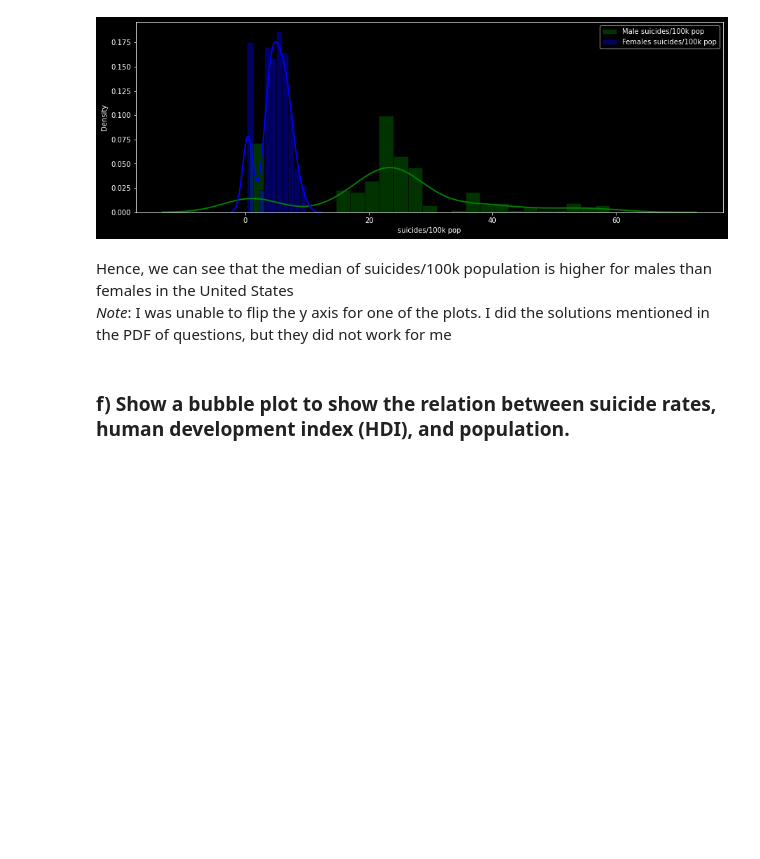
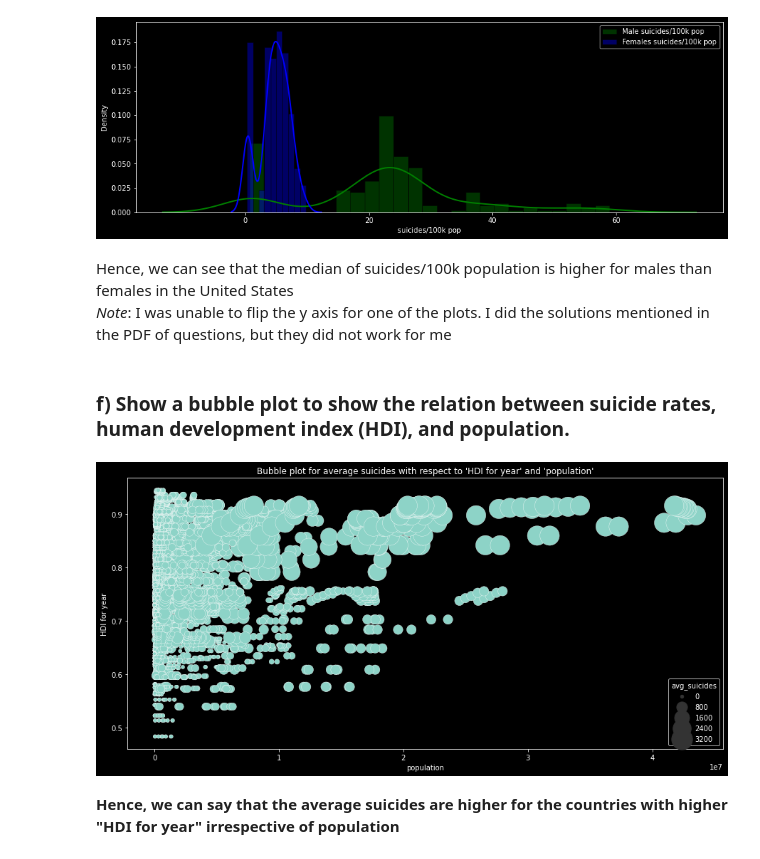
Before and after one commit to TheShiningVampire/DS203_Programming_Assignments, a Jupyter notebook: Assignment_2/18D070067.ipynb, the cells around one changed output. Cells and saved outputs as stored; diff of their text form; code cells hidden in the pictures; blank space fills up the shorter version.

```diff
--- a/Assignment_2/18D070067.ipynb
+++ b/Assignment_2/18D070067.ipynb
@@ -740,0 +720,10 @@ plt.figure(figsize=(15,5))
+# %%
+# Bubble plot for suicides rate, HDI and population
+plt.figure(figsize=(15,7))
+sns.scatterplot(y = "HDI for year", size = "avg_suicides" , x = "population", data = dataset, sizes=(20, 1000))
+plt.title("Bubble plot for average suicides with respect to 'HDI for year' and 'population'")
+plt.show()
+# %% [output]
+[figure, added]
+# %% [markdown]
+**Hence, we can say that the average suicides are higher for the countries with higher "HDI for year" irrespective of population**
```
Also changed, not shown: parts of 10 cells of this notebook.
